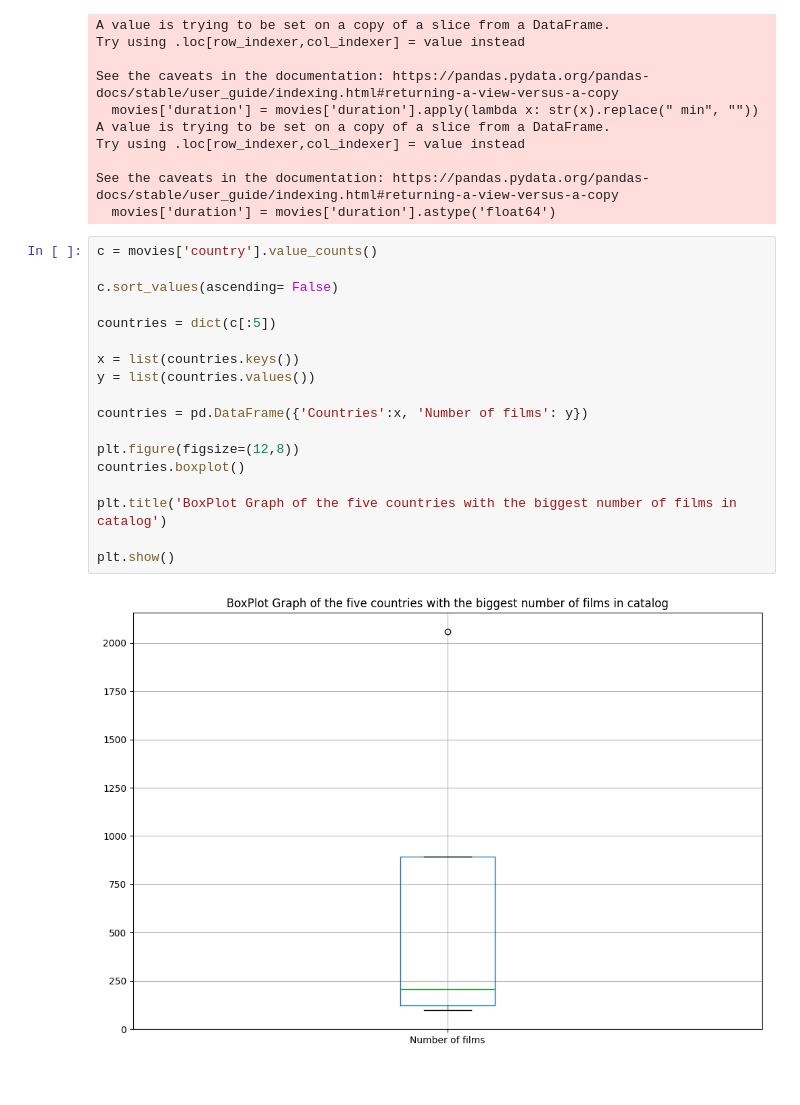
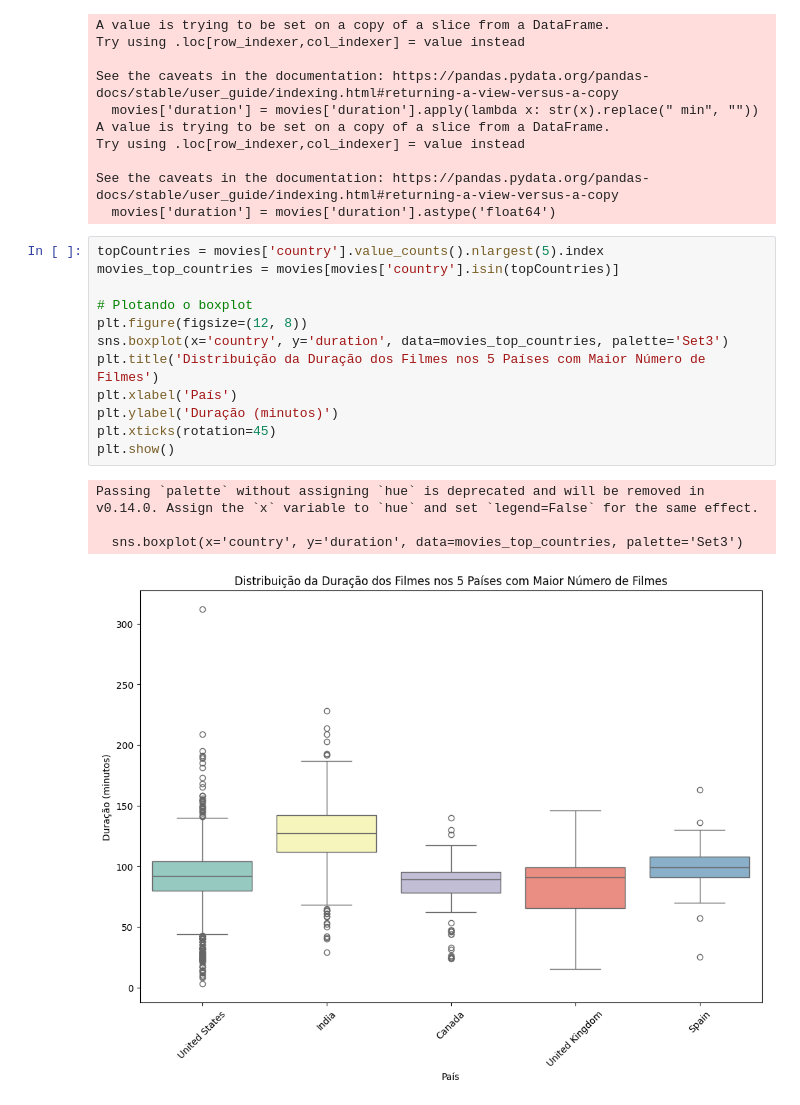
Before and after one commit to AHChaves/Python, a Jupyter notebook: aula3.ipynb, the cells around one changed output. Cells and saved outputs as stored; diff of their text form.

```diff
--- a/aula3.ipynb
+++ b/aula3.ipynb
@@ -91,23 +91,20 @@ Try using .loc[row_indexer,col_indexer] = value instead
 
 See the caveats in the documentation: https://pandas.pydata.org/pandas-docs/stable/user_guide/indexing.html#returning-a-view-versus-a-copy
   movies['duration'] = movies['duration'].astype('float64')
-# %%
-c = movies['country'].value_counts()
-
-c.sort_values(ascending= False)
-
-countries = dict(c[:5])
-
-x = list(countries.keys())
-y = list(countries.values())
-
-countries = pd.DataFrame({'Countries':x, 'Number of films': y})
-
-plt.figure(figsize=(12,8))
-countries.boxplot()
-
-plt.title('BoxPlot Graph of the five countries with the biggest number of films in catalog')
-
-plt.show()
-# %% [output]
-[figure, removed]
+# %%
+topCountries = movies['country'].value_counts().nlargest(5).index
+movies_top_countries = movies[movies['country'].isin(topCountries)]
+
+# Plotando o boxplot
+plt.figure(figsize=(12, 8))
+sns.boxplot(x='country', y='duration', data=movies_top_countries, palette='Set3')
+plt.title('Distribuição da Duração dos Filmes nos 5 Países com Maior Número de Filmes')
+plt.xlabel('País')
+plt.ylabel('Duração (minutos)')
+plt.xticks(rotation=45)
+plt.show()
+# %% [output]
+Passing `palette` without assigning `hue` is deprecated and will be removed in v0.14.0. Assign the `x` variable to `hue` and set `legend=False` for the same effect.
+
+  sns.boxplot(x='country', y='duration', data=movies_top_countries, palette='Set3')
+[figure, added]
```
Also changed, not shown: parts of 2 cells of this notebook.
